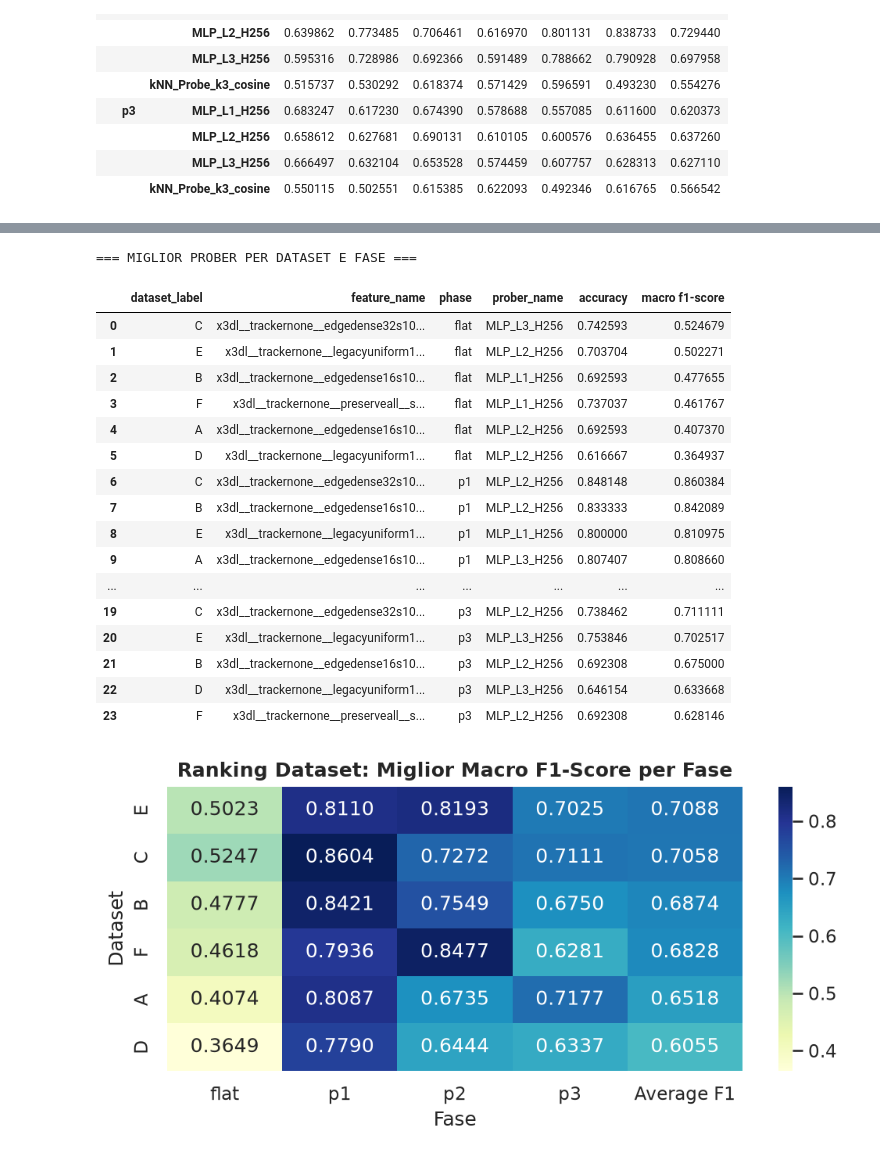
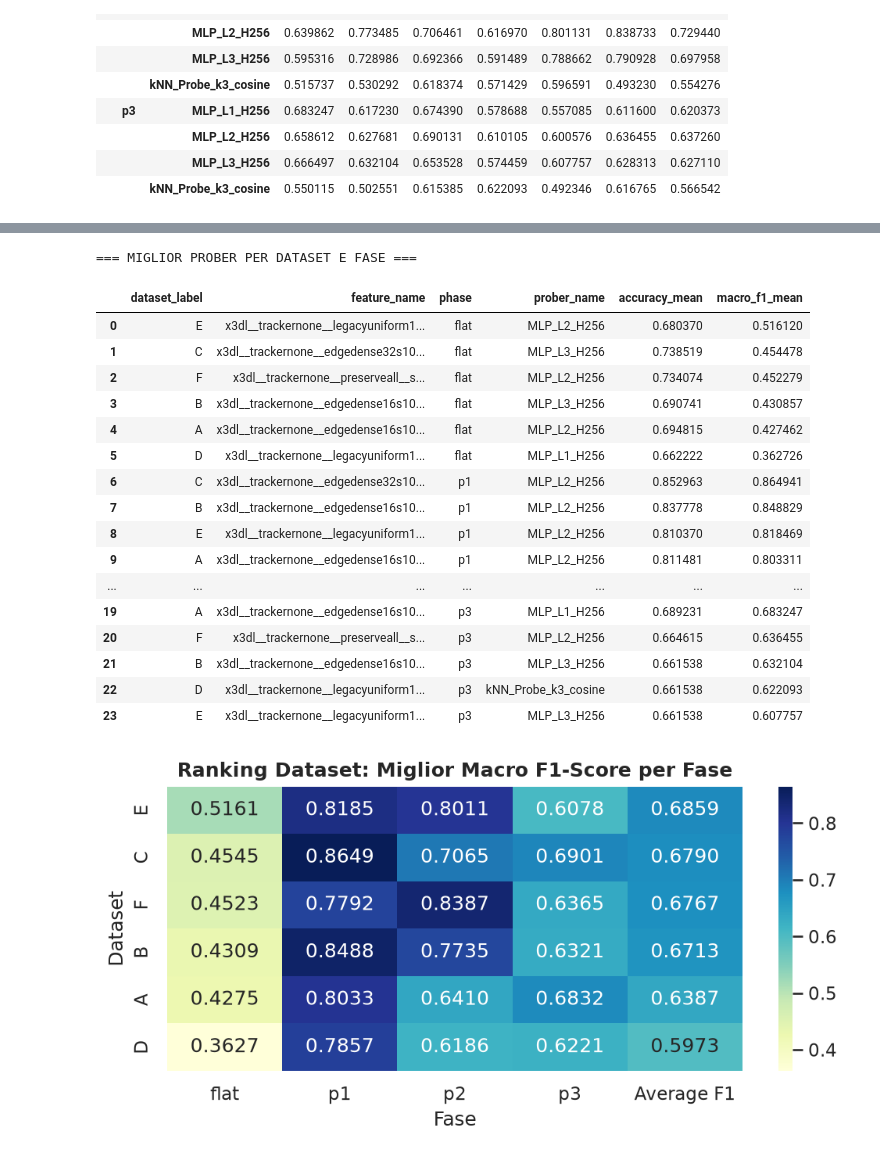
Before and after one commit to GuardianMont/BasketAR_G1, a Jupyter notebook: res_analysis.ipynb, the cells around one changed output, grey strips where cells are left out. Cells and saved outputs as stored; diff of their text form; code cells hidden in the pictures.

```diff
--- a/res_analysis.ipynb
+++ b/res_analysis.ipynb
@@ -149,43 +149,43 @@ ValueError: Could not interpret value `macro f1-score` for `y`. An entry with th
 # %%
 # Identifica il miglior prober per ogni fase e dataset
-best_per_phase = df_all.loc[df_all.groupby(["dataset_label", "phase"])["macro f1-score"].idxmax()]
+best_per_phase = df_all.loc[df_all.groupby(["dataset_label", "phase"])["macro_f1_mean"].idxmax()]
 
 print("=== MIGLIOR PROBER PER DATASET E FASE ===")
 display(
-    best_per_phase[["dataset_label", "feature_name", "phase", "prober_name", "accuracy", "macro f1-score"]]
-    .sort_values(by=["phase", "macro f1-score"], ascending=[True, False])
+    best_per_phase[["dataset_label", "feature_name", "phase", "prober_name", "accuracy_mean", "macro_f1_mean"]]
+    .sort_values(by=["phase", "macro_f1_mean"], ascending=[True, False])
     .reset_index(drop=True)
 )
 
 # Heatmap sintetica con le sole lettere sui diversi assi
-best_pivot = best_per_phase.pivot(index="dataset_label", columns="phase", values="macro f1-score")
+best_pivot = best_per_phase.pivot(index="dataset_label", columns="phase", values="macro_f1_mean")
 best_pivot["Average F1"] = best_pivot.mean(axis=1)
 best_pivot = best_pivot.sort_values(by="Average F1", ascending=False)
 
 plt.figure(figsize=(7, 3.5))
 sns.heatmap(best_pivot, annot=True, fmt=".4f", cmap="YlGnBu", cbar=True)
 plt.title("Ranking Dataset: Miglior Macro F1-Score per Fase", fontsize=12, fontweight="bold")
 plt.ylabel("Dataset")
 plt.xlabel("Fase")
 plt.tight_layout()
 plt.show()
 # %% [output]
 === MIGLIOR PROBER PER DATASET E FASE ===
-|  | dataset_label | feature_name | phase | prober_name | accuracy | macro f1-score |
-| 0 | C | x3dl__trackernone__edgedense32s10... | flat | MLP_L3_H256 | 0.742593 | 0.524679 |
-| 1 | E | x3dl__trackernone__legacyuniform1... | flat | MLP_L2_H256 | 0.703704 | 0.502271 |
-| 2 | B | x3dl__trackernone__edgedense16s10... | flat | MLP_L1_H256 | 0.692593 | 0.477655 |
-| 3 | F | x3dl__trackernone__preserveall__s... | flat | MLP_L1_H256 | 0.737037 | 0.461767 |
-| 4 | A | x3dl__trackernone__edgedense16s10... | flat | MLP_L2_H256 | 0.692593 | 0.407370 |
-| 5 | D | x3dl__trackernone__legacyuniform1... | flat | MLP_L2_H256 | 0.616667 | 0.364937 |
-| 6 | C | x3dl__trackernone__edgedense32s10... | p1 | MLP_L2_H256 | 0.848148 | 0.860384 |
-| 7 | B | x3dl__trackernone__edgedense16s10... | p1 | MLP_L2_H256 | 0.833333 | 0.842089 |
-| 8 | E | x3dl__trackernone__legacyuniform1... | p1 | MLP_L1_H256 | 0.800000 | 0.810975 |
-| 9 | A | x3dl__trackernone__edgedense16s10... | p1 | MLP_L3_H256 | 0.807407 | 0.808660 |
+|  | dataset_label | feature_name | phase | prober_name | accuracy_mean | macro_f1_mean |
+| 0 | E | x3dl__trackernone__legacyuniform1... | flat | MLP_L2_H256 | 0.680370 | 0.516120 |
+| 1 | C | x3dl__trackernone__edgedense32s10... | flat | MLP_L3_H256 | 0.738519 | 0.454478 |
+| 2 | F | x3dl__trackernone__preserveall__s... | flat | MLP_L2_H256 | 0.734074 | 0.452279 |
+| 3 | B | x3dl__trackernone__edgedense16s10... | flat | MLP_L3_H256 | 0.690741 | 0.430857 |
+| 4 | A | x3dl__trackernone__edgedense16s10... | flat | MLP_L2_H256 | 0.694815 | 0.427462 |
+| 5 | D | x3dl__trackernone__legacyuniform1... | flat | MLP_L1_H256 | 0.662222 | 0.362726 |
+| 6 | C | x3dl__trackernone__edgedense32s10... | p1 | MLP_L2_H256 | 0.852963 | 0.864941 |
+| 7 | B | x3dl__trackernone__edgedense16s10... | p1 | MLP_L2_H256 | 0.837778 | 0.848829 |
+| 8 | E | x3dl__trackernone__legacyuniform1... | p1 | MLP_L2_H256 | 0.810370 | 0.818469 |
+| 9 | A | x3dl__trackernone__edgedense16s10... | p1 | MLP_L2_H256 | 0.811481 | 0.803311 |
 | ... | ... | ... | ... | ... | ... | ... |
-| 19 | C | x3dl__trackernone__edgedense32s10... | p3 | MLP_L2_H256 | 0.738462 | 0.711111 |
-| 20 | E | x3dl__trackernone__legacyuniform1... | p3 | MLP_L3_H256 | 0.753846 | 0.702517 |
-| 21 | B | x3dl__trackernone__edgedense16s10... | p3 | MLP_L2_H256 | 0.692308 | 0.675000 |
-| 22 | D | x3dl__trackernone__legacyuniform1... | p3 | MLP_L3_H256 | 0.646154 | 0.633668 |
-| 23 | F | x3dl__trackernone__preserveall__s... | p3 | MLP_L2_H256 | 0.692308 | 0.628146 |
+| 19 | A | x3dl__trackernone__edgedense16s10... | p3 | MLP_L1_H256 | 0.689231 | 0.683247 |
+| 20 | F | x3dl__trackernone__preserveall__s... | p3 | MLP_L2_H256 | 0.664615 | 0.636455 |
+| 21 | B | x3dl__trackernone__edgedense16s10... | p3 | MLP_L3_H256 | 0.661538 | 0.632104 |
+| 22 | D | x3dl__trackernone__legacyuniform1... | p3 | kNN_Probe_k3_cosine | 0.661538 | 0.622093 |
+| 23 | E | x3dl__trackernone__legacyuniform1... | p3 | MLP_L3_H256 | 0.661538 | 0.607757 |
-[figure, old version]
+[figure, new version]
```
Also changed, not shown: parts of 1 cell of this notebook.
